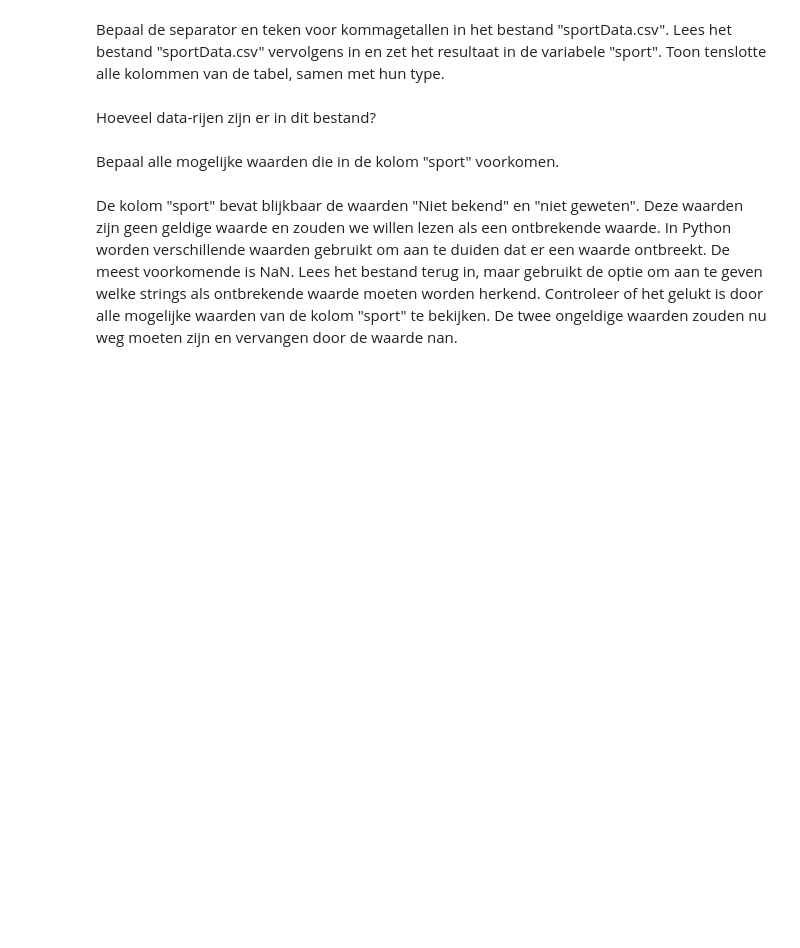
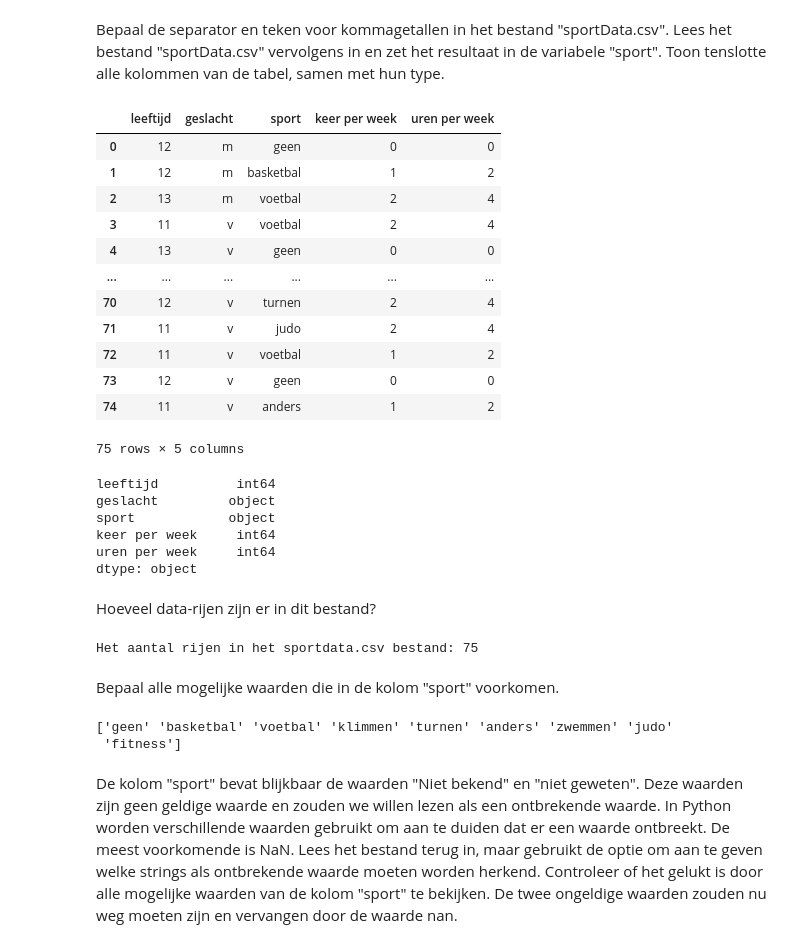
Before and after one commit to runevanbossuyt/PyCharm-Projects-DataScience1, a Jupyter notebook: W14P3/hfdst 2 Basis Python oefeningen.ipynb, the cells around one changed output. Saved outputs shown, nothing was run; the diff lists cells and outputs as text; code cells hidden in the pictures; blank space fills up the shorter version.

```diff
--- a/W14P3/hfdst 2 Basis Python oefeningen.ipynb
+++ b/W14P3/hfdst 2 Basis Python oefeningen.ipynb
@@ -200,2 +294,28 @@ Toon tenslotte alle kolommen van de tabel, samen met hun type.
+# %%
+sport = pd.read_csv('sportdata.csv', delimiter=';')
+
+display(sport) # Met print kan ook
+
+display(sport.dtypes) # Met print kan ook
+# %% [output]
+|  | leeftijd | geslacht | sport | keer per week | uren per week |
+| 0 | 12 | m | geen | 0 | 0 |
+| 1 | 12 | m | basketbal | 1 | 2 |
+| 2 | 13 | m | voetbal | 2 | 4 |
+| 3 | 11 | v | voetbal | 2 | 4 |
+| 4 | 13 | v | geen | 0 | 0 |
+| ... | ... | ... | ... | ... | ... |
+| 70 | 12 | v | turnen | 2 | 4 |
+| 71 | 11 | v | judo | 2 | 4 |
+| 72 | 11 | v | voetbal | 1 | 2 |
+| 73 | 12 | v | geen | 0 | 0 |
+| 74 | 11 | v | anders | 1 | 2 |
+75 rows × 5 columns
+leeftijd          int64
+geslacht         object
+sport            object
+keer per week     int64
+uren per week     int64
+dtype: object
 # %% [markdown]
 Hoeveel data-rijen zijn er in dit bestand?
@@ -204,2 +322,6 @@ Hoeveel data-rijen zijn er in dit bestand?
+# %%
+print("Het aantal rijen in het sportdata.csv bestand:", len(sport) )
+# %% [output]
+Het aantal rijen in het sportdata.csv bestand: 75
 # %% [markdown]
 Bepaal alle mogelijke waarden die in de kolom "sport" voorkomen.
@@ -208,3 +328,9 @@ Bepaal alle mogelijke waarden die in de kolom "sport" voorkomen.
+# %%
+waarde = sport['sport'].unique()
+print(waarde)
+# %% [output]
+['geen' 'basketbal' 'voetbal' 'klimmen' 'turnen' 'anders' 'zwemmen' 'judo'
+ 'fitness']
 # %% [markdown]
 De kolom "sport" bevat blijkbaar de waarden "Niet bekend" en "niet geweten".  Deze waarden zijn geen geldige waarde en zouden we willen lezen als een ontbrekende waarde.
 In Python worden verschillende waarden gebruikt om aan te duiden dat er een waarde ontbreekt.  De meest voorkomende is NaN.
```
Also changed, not shown: parts of 59 cells of this notebook, 5 other files.
